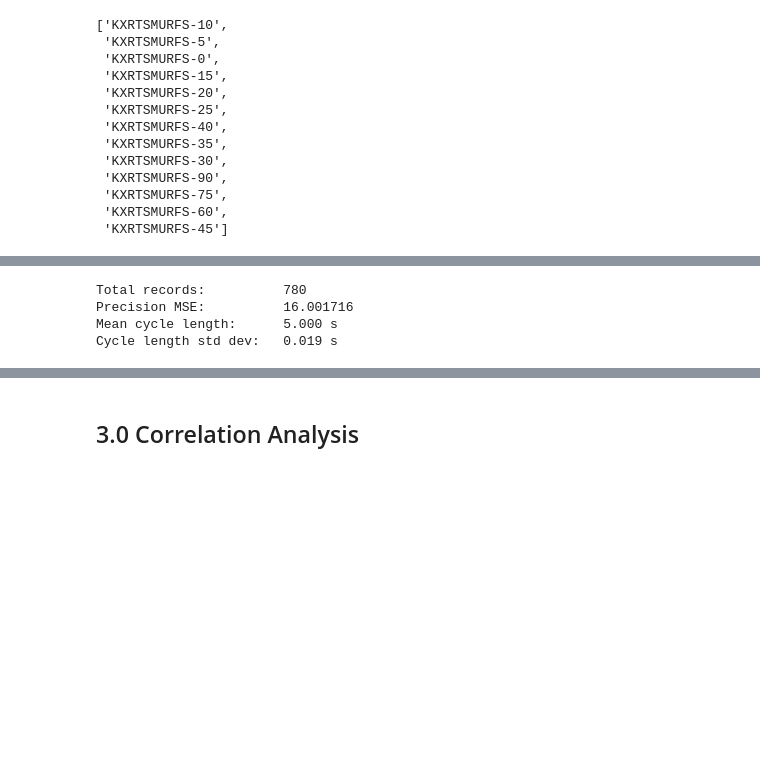
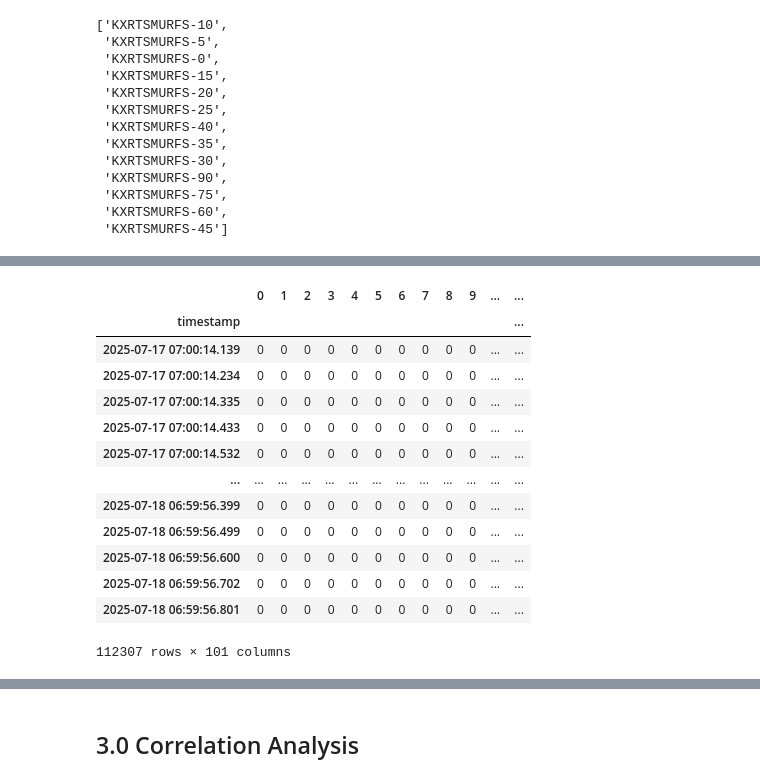
Before and after one commit to NiccoloComati/mykalshi, a Jupyter notebook: main.ipynb, the cells around one changed output, grey strips where cells are left out. Saved outputs shown, nothing was run; the diff lists cells and outputs as text; code cells hidden in the pictures; blank space fills up the shorter version.

```diff
--- a/main.ipynb
+++ b/main.ipynb
@@ -1303,33 +1272,35 @@ df
-# %%
-# 5. Compute error metrics
-total_records = len(df)
-error_count = df['error'].notnull().sum()
-error_rate = error_count / total_records
-
-# 6. Compute per-ticker precision MSE and overall cycle stats
-mse_list = []
-all_deltas = []
-
-for tk, group in df.groupby('ticker'):
-    times = group.sort_values('timestamp')['timestamp']
-    deltas = times.diff().dt.total_seconds().dropna()
-    if not deltas.empty:
-        mse_list.append(((deltas - 1.0)**2).mean())
-        all_deltas.extend(deltas.values)
-
-precision_mse = float(np.mean(mse_list)) if mse_list else float('nan')
-mean_cycle = float(np.mean(all_deltas)) if all_deltas else float('nan')
-std_cycle = float(np.std(all_deltas)) if all_deltas else float('nan')
-
-# 7. Print summary
-print(f"Total records:          {total_records}")
-print(f"Error count:            {error_count}")
-print(f"Error rate:             {error_rate:.2%}")
-print(f"Precision MSE:          {precision_mse:.6f}")
-print(f"Mean cycle length:      {mean_cycle:.3f} s")
-print(f"Cycle length std dev:   {std_cycle:.3f} s")
-# %% [output]
-Total records:          780
-Precision MSE:          16.001716
-Mean cycle length:      5.000 s
-Cycle length std dev:   0.019 s
+# %%
+import pandas as pd
+
+def snapshot_list_to_dfs(snapshots):
+    price_levels = list(range(101))
+    bids_ts = pd.DataFrame(columns=price_levels)
+    asks_ts = pd.DataFrame(columns=price_levels)
+
+    for snap in snapshots:
+        timestamp = snap["timestamp"]
+        bids_row = {int(p): snap["bids"].get(p, 0) for p in price_levels}
+        asks_row = {int(p): snap["asks"].get(p, 0) for p in price_levels}
+        bids_ts.loc[timestamp] = bids_row
+        asks_ts.loc[timestamp] = asks_row
+
+    return bids_ts.astype(int), asks_ts.astype(int)
+# Convert back to DataFrames
+bids_df, asks_df = snapshot_list_to_dfs(r"C:\Users\nicco\Downloads\lob_stream_20250717.jsonl")
+
+asks_df
+# %% [output]
+|  | 0 | 1 | 2 | 3 | 4 | 5 | 6 | 7 | 8 | 9 | ... | ... |
+| timestamp |  |  |  |  |  |  |  |  |  |  |  | ... |
+| 2025-07-17 07:00:14.139 | 0 | 0 | 0 | 0 | 0 | 0 | 0 | 0 | 0 | 0 | ... | ... |
+| 2025-07-17 07:00:14.234 | 0 | 0 | 0 | 0 | 0 | 0 | 0 | 0 | 0 | 0 | ... | ... |
+| 2025-07-17 07:00:14.335 | 0 | 0 | 0 | 0 | 0 | 0 | 0 | 0 | 0 | 0 | ... | ... |
+| 2025-07-17 07:00:14.433 | 0 | 0 | 0 | 0 | 0 | 0 | 0 | 0 | 0 | 0 | ... | ... |
+| 2025-07-17 07:00:14.532 | 0 | 0 | 0 | 0 | 0 | 0 | 0 | 0 | 0 | 0 | ... | ... |
+| ... | ... | ... | ... | ... | ... | ... | ... | ... | ... | ... | ... | ... |
+| 2025-07-18 06:59:56.399 | 0 | 0 | 0 | 0 | 0 | 0 | 0 | 0 | 0 | 0 | ... | ... |
+| 2025-07-18 06:59:56.499 | 0 | 0 | 0 | 0 | 0 | 0 | 0 | 0 | 0 | 0 | ... | ... |
+| 2025-07-18 06:59:56.600 | 0 | 0 | 0 | 0 | 0 | 0 | 0 | 0 | 0 | 0 | ... | ... |
+| 2025-07-18 06:59:56.702 | 0 | 0 | 0 | 0 | 0 | 0 | 0 | 0 | 0 | 0 | ... | ... |
+| 2025-07-18 06:59:56.801 | 0 | 0 | 0 | 0 | 0 | 0 | 0 | 0 | 0 | 0 | ... | ... |
+112307 rows × 101 columns
```
Also changed, not shown: parts of 8 cells of this notebook.
